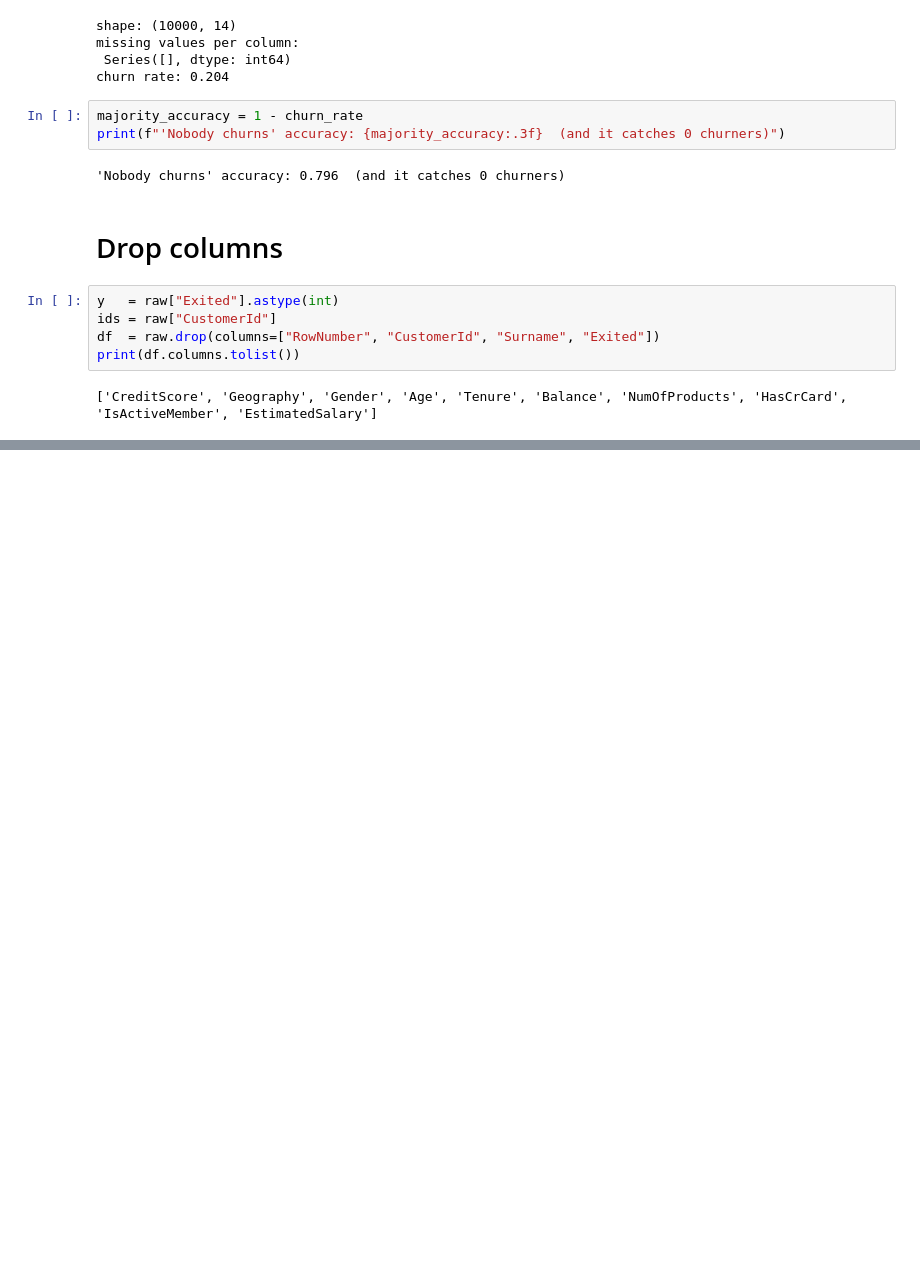
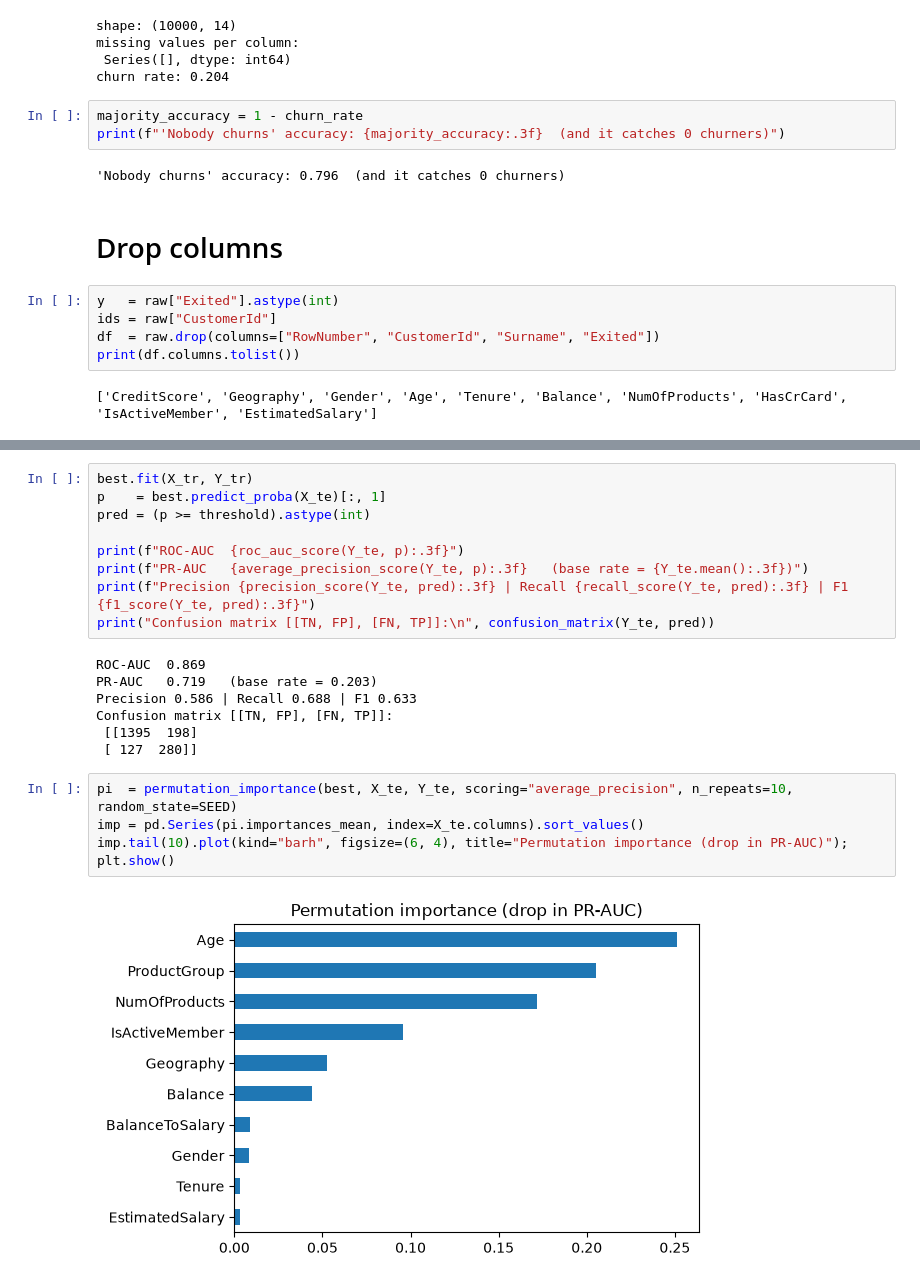
Before and after one commit to bhalekarsiddhesh45-sys/bank-customer-churn-prediction, a Jupyter notebook: notebook/Modeling_and_Evaluation.ipynb, the cells around one changed output, grey strips where cells are left out. Saved outputs shown, nothing was run; the diff lists cells and outputs as text; blank space fills up the shorter version.

```diff
--- a/notebook/Modeling_and_Evaluation.ipynb
+++ b/notebook/Modeling_and_Evaluation.ipynb
@@ -70,0 +164,22 @@ print(df.columns.tolist())
+# %%
+best.fit(X_tr, Y_tr)
+p    = best.predict_proba(X_te)[:, 1]
+pred = (p >= threshold).astype(int)
+
+print(f"ROC-AUC  {roc_auc_score(Y_te, p):.3f}")
+print(f"PR-AUC   {average_precision_score(Y_te, p):.3f}   (base rate = {Y_te.mean():.3f})")
+print(f"Precision {precision_score(Y_te, pred):.3f} | Recall {recall_score(Y_te, pred):.3f} | F1 {f1_score(Y_te, pred):.3f}")
+print("Confusion matrix [[TN, FP], [FN, TP]]:\n", confusion_matrix(Y_te, pred))
+# %% [output]
+ROC-AUC  0.869
+PR-AUC   0.719   (base rate = 0.203)
+Precision 0.586 | Recall 0.688 | F1 0.633
+Confusion matrix [[TN, FP], [FN, TP]]:
+ [[1395  198]
+ [ 127  280]]
+# %%
+pi  = permutation_importance(best, X_te, Y_te, scoring="average_precision", n_repeats=10, random_state=SEED)
+imp = pd.Series(pi.importances_mean, index=X_te.columns).sort_values()
+imp.tail(10).plot(kind="barh", figsize=(6, 4), title="Permutation importance (drop in PR-AUC)"); plt.show()
+# %% [output]
+[figure, added]
```
Also changed, not shown: parts of 13 cells of this notebook.
